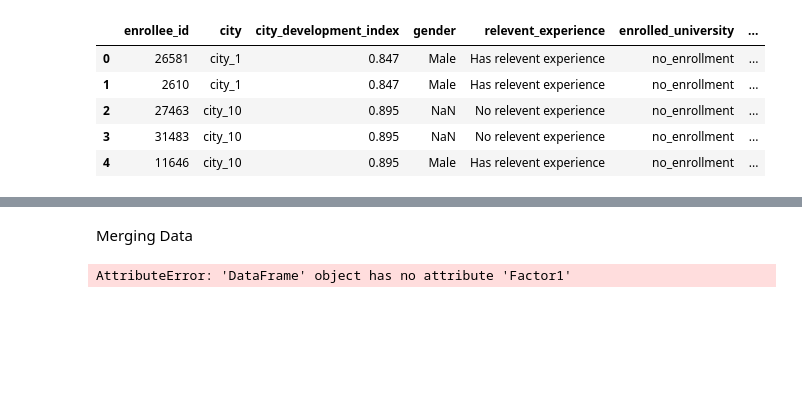
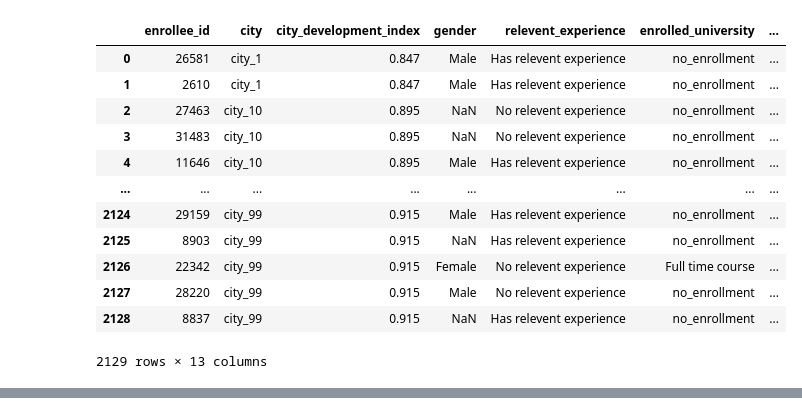
Before and after one commit to MichFig/Data-Science-Job-Search, a Jupyter notebook: DataJob.ipynb, the cells around one changed output, grey strips where cells are left out. Saved outputs shown, nothing was run; the diff lists cells and outputs as text; code cells hidden in the pictures; blank space fills up the shorter version.

```diff
--- a/DataJob.ipynb
+++ b/DataJob.ipynb
@@ -75,15 +131,22 @@ memory usage: 1.9+ MB
 # %%
 # Read in Testing Data
 testing_data = "data/Testing.csv"
 testing_df = pd.read_csv(testing_data)
-testing_df.head()
+testing_df
 # %% [output]
 |  | enrollee_id | city | city_development_index | gender | relevent_experience | enrolled_university | ... |
 | 0 | 26581 | city_1 | 0.847 | Male | Has relevent experience | no_enrollment | ... |
 | 1 | 2610 | city_1 | 0.847 | Male | Has relevent experience | no_enrollment | ... |
 | 2 | 27463 | city_10 | 0.895 | NaN | No relevent experience | no_enrollment | ... |
 | 3 | 31483 | city_10 | 0.895 | NaN | No relevent experience | no_enrollment | ... |
 | 4 | 11646 | city_10 | 0.895 | Male | Has relevent experience | no_enrollment | ... |
+| ... | ... | ... | ... | ... | ... | ... | ... |
+| 2124 | 29159 | city_99 | 0.915 | Male | Has relevent experience | no_enrollment | ... |
+| 2125 | 8903 | city_99 | 0.915 | NaN | Has relevent experience | no_enrollment | ... |
+| 2126 | 22342 | city_99 | 0.915 | Female | No relevent experience | Full time course | ... |
+| 2127 | 28220 | city_99 | 0.915 | Male | No relevent experience | no_enrollment | ... |
+| 2128 | 8837 | city_99 | 0.915 | NaN | Has relevent experience | no_enrollment | ... |
+2129 rows × 13 columns
 # %%
 # Check Testing Data
 testing_df.info()
@@ -108,12 +171,3 @@ Data columns (total 13 columns):
  12  training_hours          2129 non-null   int64
 dtypes: float64(1), int64(2), object(10)
 memory usage: 216.4+ KB
-# %% [markdown]
-Merging Data
-# %%
-# Merge Training and Testing
-traintest_df = training_df.merge(testing_df, on=['enrollee_id', 'city_development_index'])
-traintest_df['ResultFactor'] = traintest_df.Factor1 * merged.Factor2
-traintest_df.head()
-# %% [output]
-AttributeError: 'DataFrame' object has no attribute 'Factor1'
```
Also changed, not shown: parts of 11 cells of this notebook.
